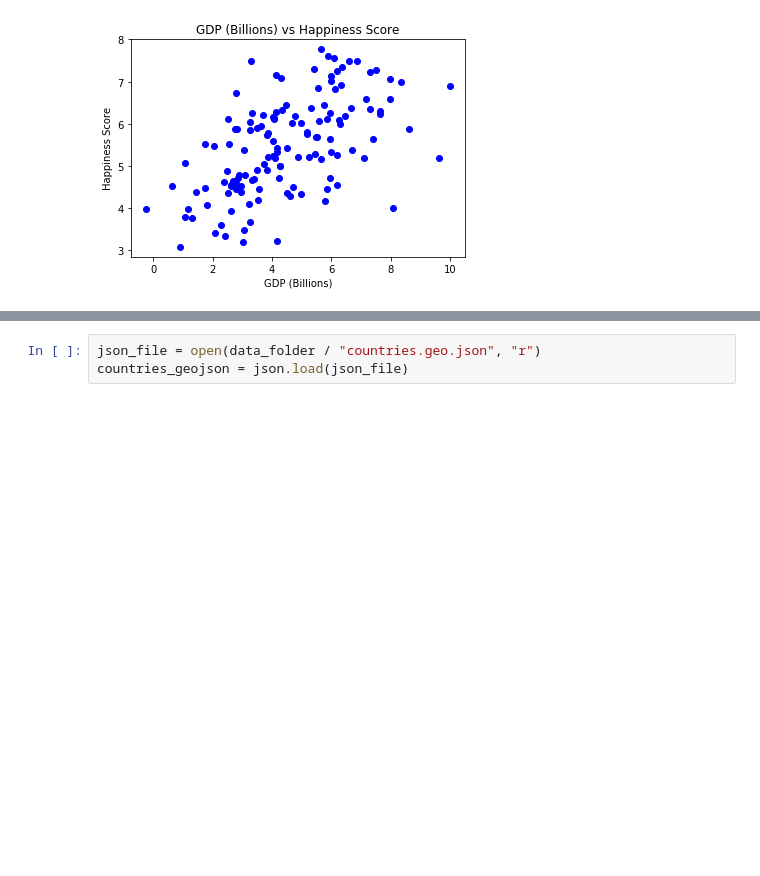
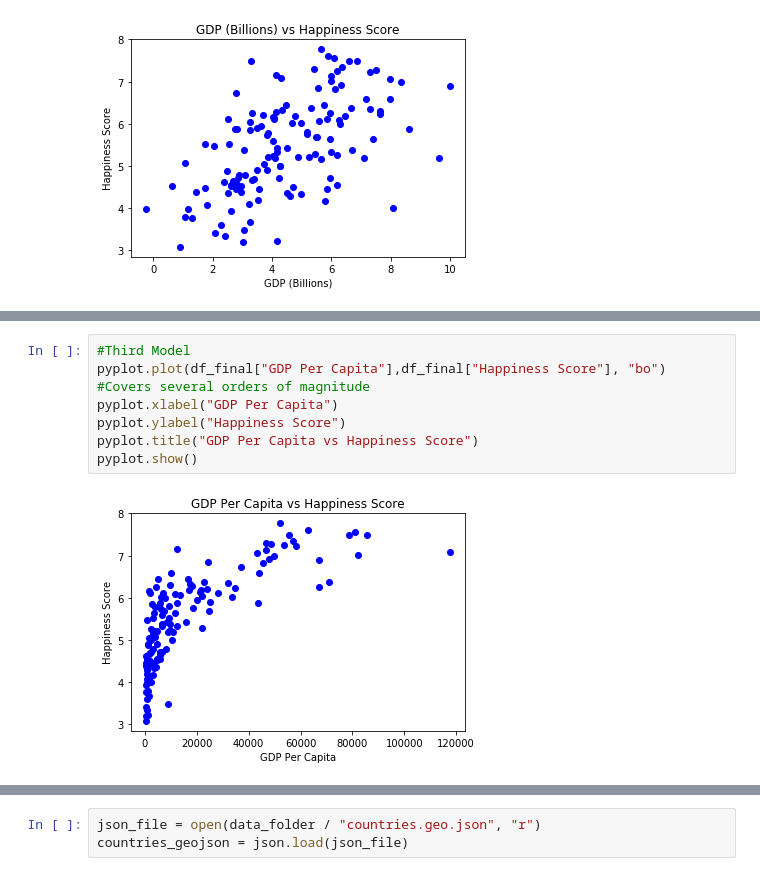
Before and after one commit to wjduq/Economic-Analysis, a Jupyter notebook: Project.ipynb, the cells around one changed output, grey strips where cells are left out. Cells and saved outputs as stored; diff of their text form; blank space fills up the shorter version.

```diff
--- a/Project.ipynb
+++ b/Project.ipynb
@@ -142,3 +141,12 @@ rSquare2 = 1 - SSE2[0] / sum((y2 - y2.mean())**2)
 rSquare2
 # %% [output]
 0.3190029292906227
+# %%
+#Third Model
+pyplot.plot(df_final["GDP Per Capita"],df_final["Happiness Score"], "bo") #Covers several orders of magnitude
+pyplot.xlabel("GDP Per Capita")
+pyplot.ylabel("Happiness Score")
+pyplot.title("GDP Per Capita vs Happiness Score")
+pyplot.show()
+# %% [output]
+[figure, added]
```
Also changed, not shown: parts of 16 cells of this notebook.
